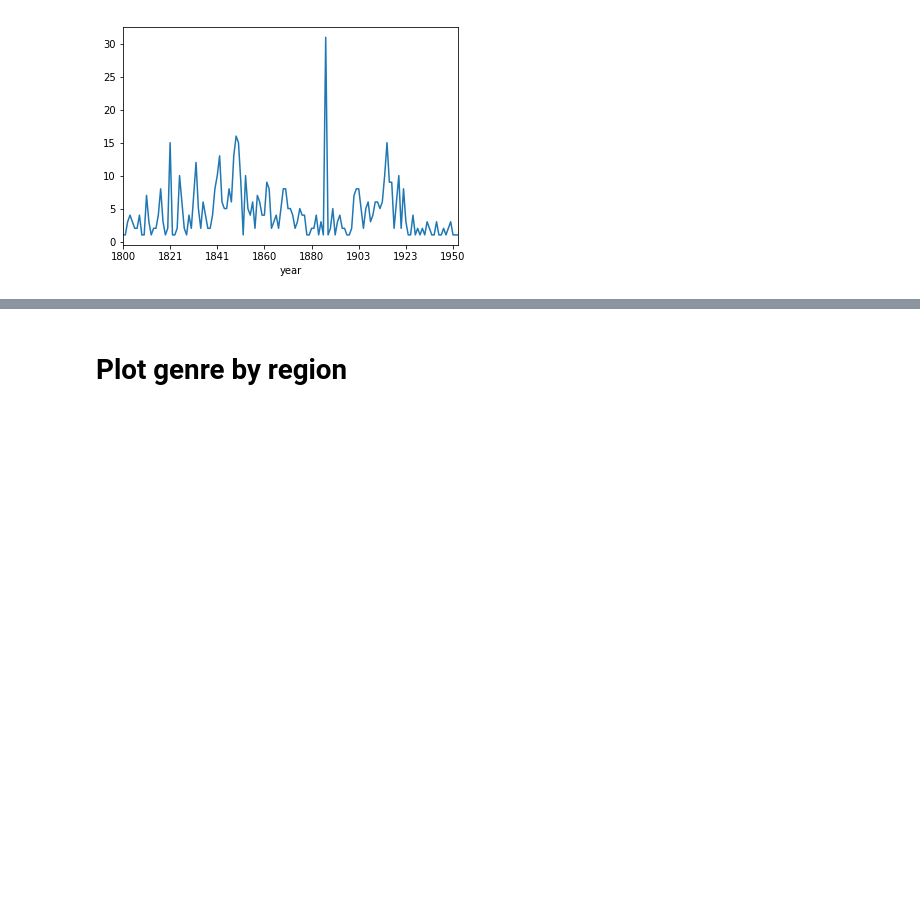
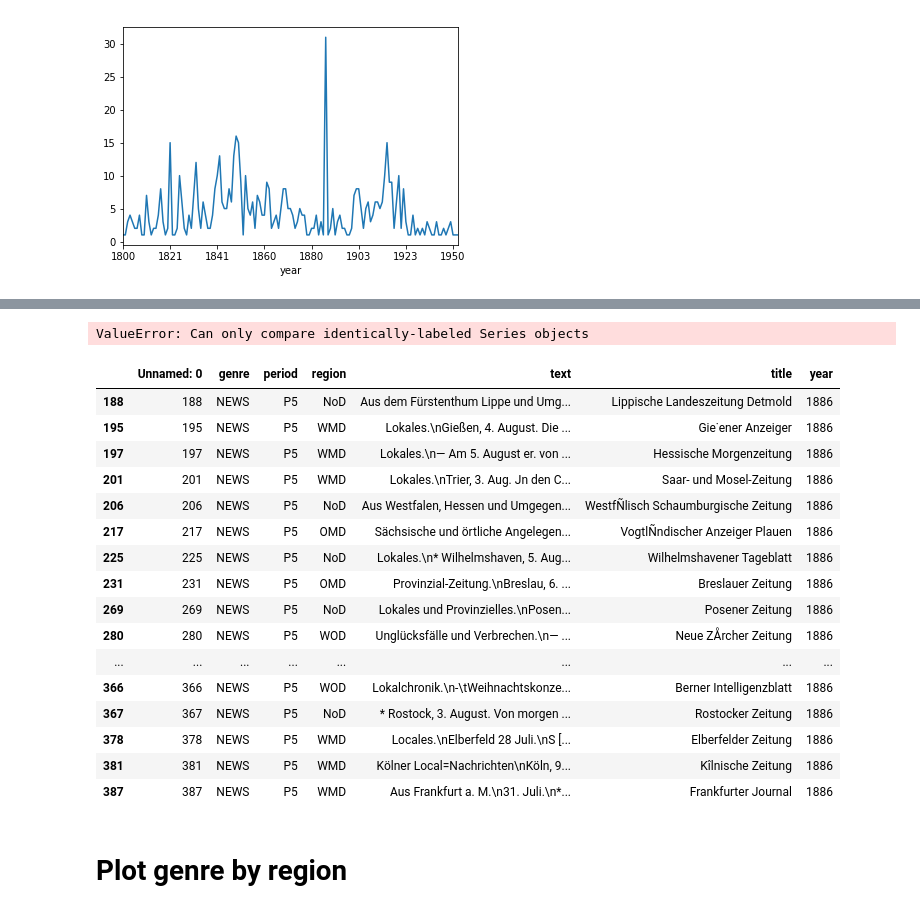
Before and after one commit to LennartKeller/TextklassifikationsProjekt2019, a Jupyter notebook: Describe_Dataset.ipynb, the cells around one changed output, grey strips where cells are left out. Drawn from its saved outputs; the diff is of its cells as text; code cells hidden in the pictures; blank space fills up the shorter version.

```diff
--- a/Describe_Dataset.ipynb
+++ b/Describe_Dataset.ipynb
@@ -46,3 +58,28 @@ df.groupby('year').title.count().plot()
+# %%
+df[df.year == d]
+# %% [output]
+ValueError: Can only compare identically-labeled Series objects
+# %%
+df_1886 = df[df.year == df.year.value_counts().idxmax()]
+df_1886
+# %% [output]
+|  | Unnamed: 0 | genre | period | region | text | title | year |
+| 188 | 188 | NEWS | P5 | NoD | Aus dem Fürstenthum Lippe und Umg... | Lippische Landeszeitung Detmold | 1886 |
+| 195 | 195 | NEWS | P5 | WMD | Lokales.\nGießen, 4. August. Die ... | Gie˙ener Anzeiger | 1886 |
+| 197 | 197 | NEWS | P5 | WMD | Lokales.\n— Am 5. August er. von ... | Hessische Morgenzeitung | 1886 |
+| 201 | 201 | NEWS | P5 | WMD | Lokales.\nTrier, 3. Aug. Jn den C... | Saar- und Mosel-Zeitung | 1886 |
+| 206 | 206 | NEWS | P5 | NoD | Aus Westfalen, Hessen und Umgegen... | WestfÑlisch Schaumburgische Zeitung | 1886 |
+| 217 | 217 | NEWS | P5 | OMD | Sächsische und örtliche Angelegen... | VogtlÑndischer Anzeiger Plauen | 1886 |
+| 225 | 225 | NEWS | P5 | NoD | Lokales.\n* Wilhelmshaven, 5. Aug... | Wilhelmshavener Tageblatt | 1886 |
+| 231 | 231 | NEWS | P5 | OMD | Provinzial-Zeitung.\nBreslau, 6. ... | Breslauer Zeitung | 1886 |
+| 269 | 269 | NEWS | P5 | NoD | Lokales und Provinzielles.\nPosen... | Posener Zeitung | 1886 |
+| 280 | 280 | NEWS | P5 | WOD | Unglücksfälle und Verbrechen.\n— ... | Neue ZÅrcher Zeitung | 1886 |
+| ... | ... | ... | ... | ... | ... | ... | ... |
+| 366 | 366 | NEWS | P5 | WOD | Lokalchronik.\n-\tWeihnachtskonze... | Berner Intelligenzblatt | 1886 |
+| 367 | 367 | NEWS | P5 | NoD | * Rostock, 3. August. Von morgen ... | Rostocker Zeitung | 1886 |
+| 378 | 378 | NEWS | P5 | WMD | Locales.\nElberfeld 28 Juli.\nS [... | Elberfelder Zeitung | 1886 |
+| 381 | 381 | NEWS | P5 | WMD | Kölner Local=Nachrichten\nKöln, 9... | Kîlnische Zeitung | 1886 |
+| 387 | 387 | NEWS | P5 | WMD | Aus Frankfurt a. M.\n31. Juli.\n*... | Frankfurter Journal | 1886 |
 # %% [markdown]
 # Plot genre by region
 # %%
```
Also changed, not shown: parts of 3 cells of this notebook, 1 other file.
